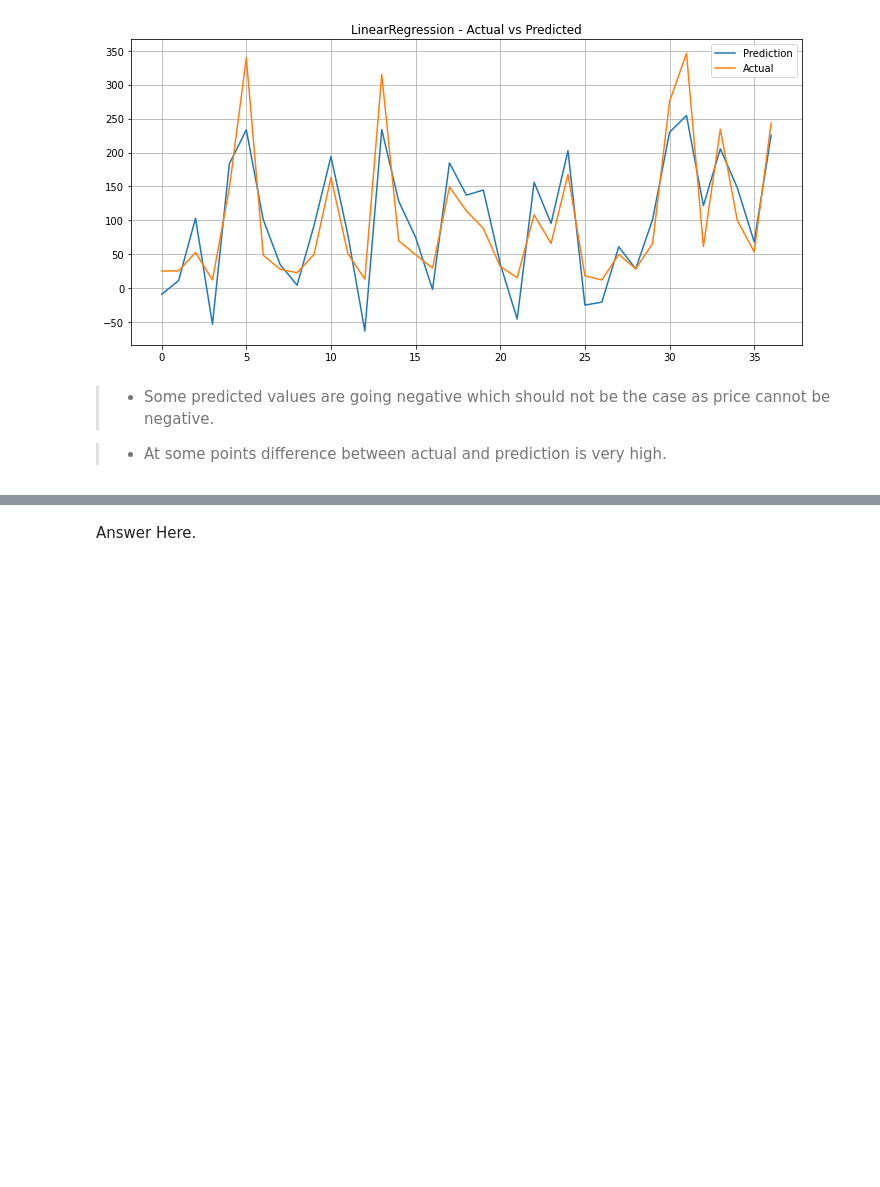
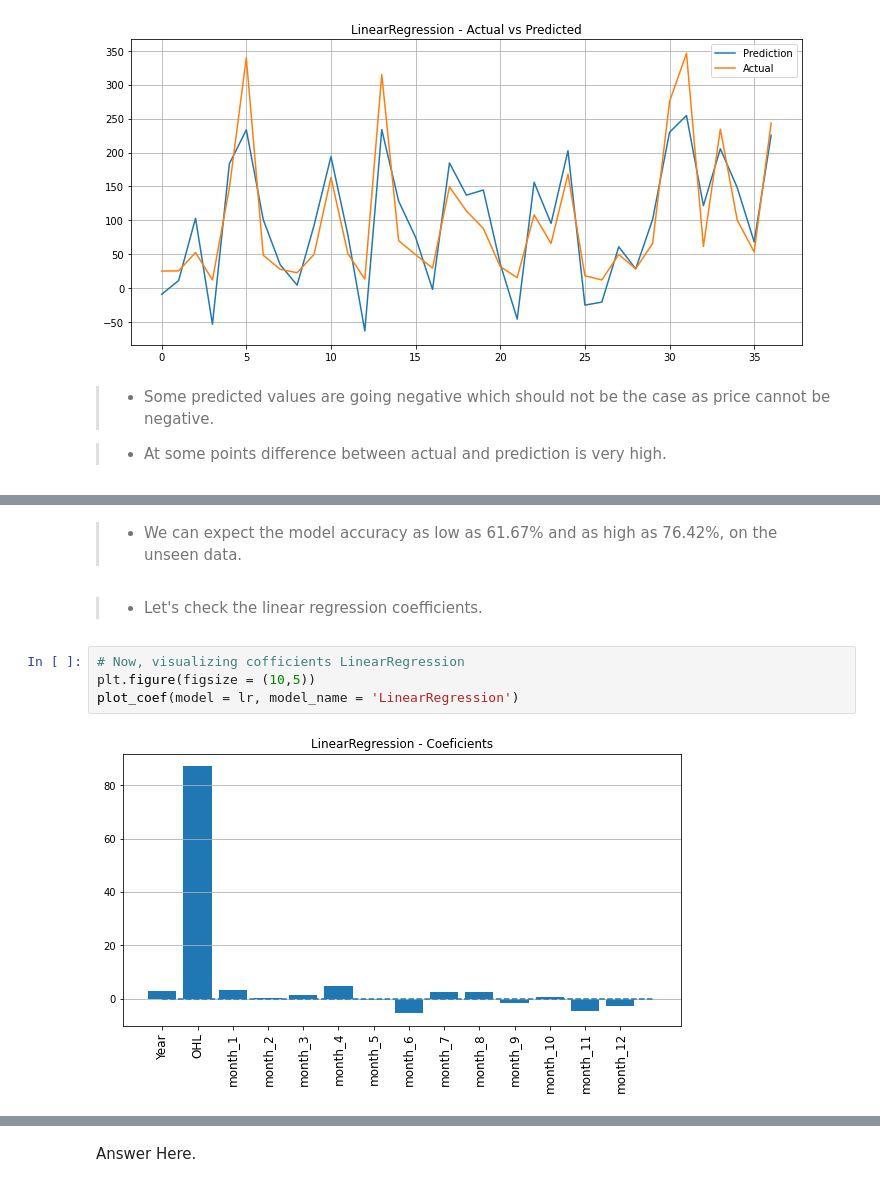
Before and after one commit to ashish-mali/Regression-Yes-Bank-Stock-Closing-Price-Prediction, a Jupyter notebook: Yes_Bank_Stock_Closing_Price_Prediction_Capstone_Project.ipynb, the cells around one changed output, grey strips where cells are left out. Cells and saved outputs as stored; diff of their text form; blank space fills up the shorter version.

```diff
--- a/Yes_Bank_Stock_Closing_Price_Prediction_Capstone_Project.ipynb
+++ b/Yes_Bank_Stock_Closing_Price_Prediction_Capstone_Project.ipynb
@@ -2309,0 +2324,10 @@ plot_actual_vs_pred(model = lr, model_name = 'LinearRegression')
+# %% [markdown]
+>*  We can expect the model accuracy as low as 61.67% and as high as 76.42%, on the unseen data.
+# %% [markdown]
+>* Let's check the linear regression coefficients.
+# %%
+# Now, visualizing cofficients LinearRegression
+plt.figure(figsize = (10,5))
+plot_coef(model = lr, model_name = 'LinearRegression')
+# %% [output]
+[figure, added]
```
Also changed, not shown: parts of 27 cells of this notebook.
